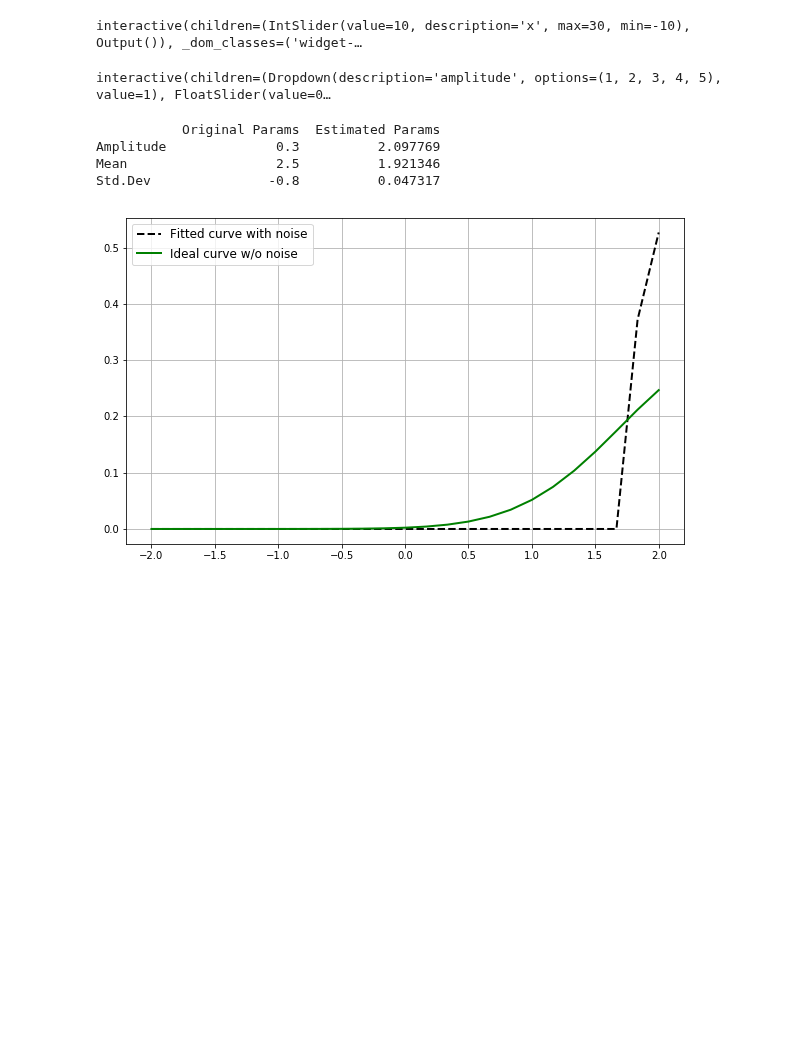
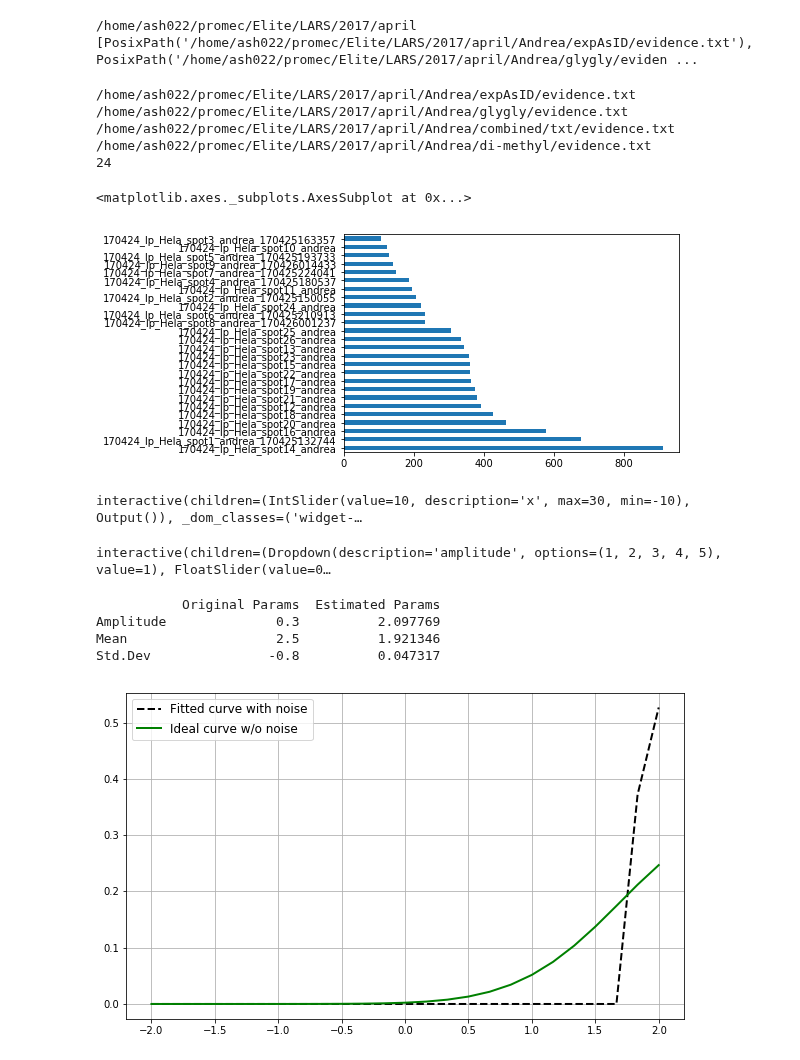
Before and after one commit to animesh/notebooks, a Jupyter notebook: scratch.ipynb, the cells around one changed output. Saved outputs shown, nothing was run; the diff lists cells and outputs as text; code cells hidden in the pictures; blank space fills up the shorter version.

Commit message:
trying various models for peptide sequence analysis

```diff
--- a/scratch.ipynb
+++ b/scratch.ipynb
@@ -1,3 +76,37 @@
+# %%
+from pathlib import Path
+home=Path.home()
+pathFiles = home / Path('promec/Elite/LARS/2017/april')
+fileName='evidence.txt'
+trainList=list(pathFiles.rglob(fileName))
+print(pathFiles,trainList)
+# %% [output]
+/home/ash022/promec/Elite/LARS/2017/april [PosixPath('/home/ash022/promec/Elite/LARS/2017/april/Andrea/expAsID/evidence.txt'), PosixPath('/home/ash022/promec/Elite/LARS/2017/april/Andrea/glygly/eviden ...
+# %%
+import pandas as pd
+df=pd.DataFrame()
+for f in trainList:
+    peptideHits=pd.read_csv(f,low_memory=False,sep='\t')
+    print(f)
+    peptideHits['Name']=f
+    df=pd.concat([df,peptideHits],sort=False)
+#print(df.head(1))
+#print(df.columns)
+colStrName="Raw file"
+print(df.columns.get_loc(colStrName))
+dfDP=df.loc[:, df.columns.str.startswith(colStrName)]
+dfDP=dfDP[dfDP[colStrName].notnull()]
+#dfDP=dfDP.rename(columns = lambda x : str(x)[3:])
+dfDPcnt=dfDP[colStrName].value_counts()
+dfDPcnt[dfDPcnt>10].plot(kind='barh')
+# %% [output]
+/home/ash022/promec/Elite/LARS/2017/april/Andrea/expAsID/evidence.txt
+/home/ash022/promec/Elite/LARS/2017/april/Andrea/glygly/evidence.txt
+/home/ash022/promec/Elite/LARS/2017/april/Andrea/combined/txt/evidence.txt
+/home/ash022/promec/Elite/LARS/2017/april/Andrea/di-methyl/evidence.txt
+24
+<matplotlib.axes._subplots.AxesSubplot at 0x...>
+[figure, added]
 # %%
 from ipywidgets import interact, interactive, fixed, interact_manual
 import ipywidgets as widgets
```
Also changed, not shown: parts of 1 cell of this notebook, 5 other files.
